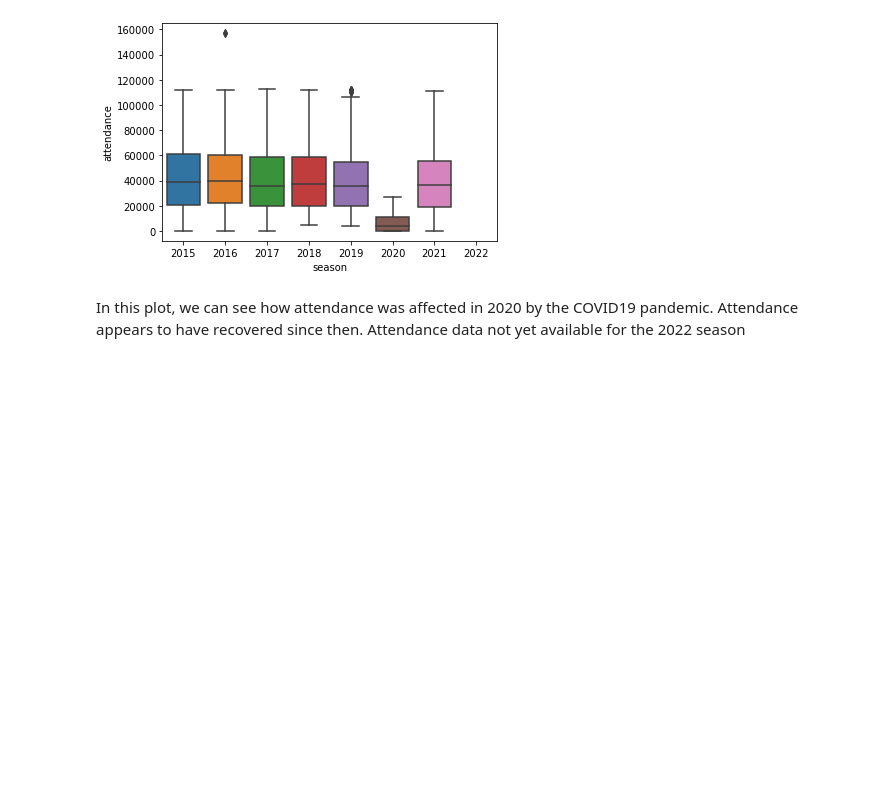
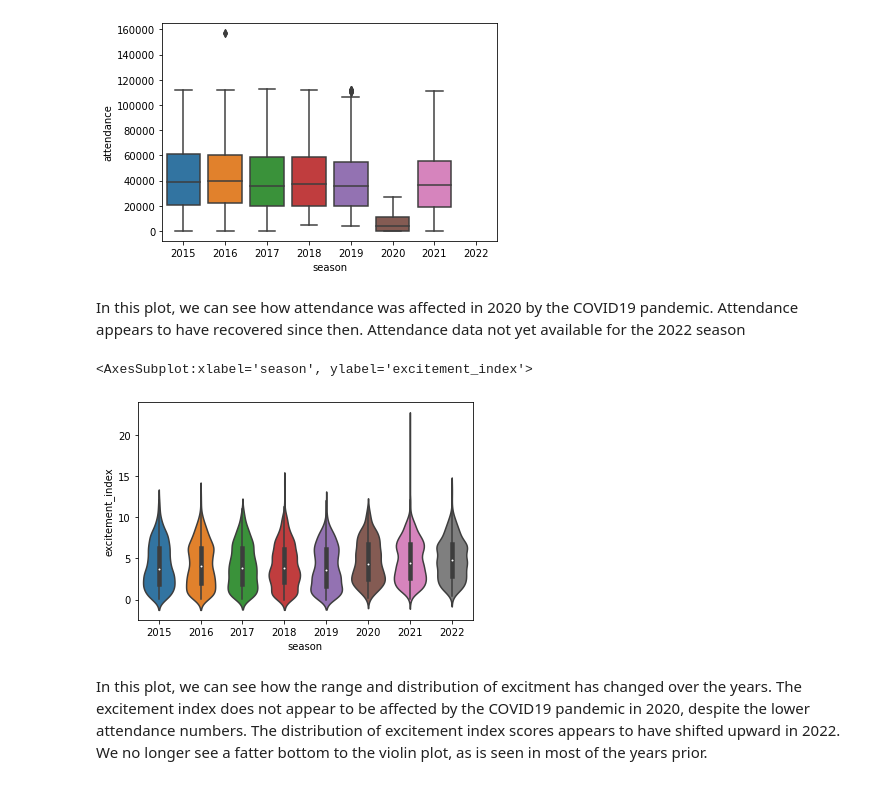
Before and after one commit to davidweck96/College-Football-Analysis, a Jupyter notebook: analysis.ipynb, the cells around one changed output. Saved outputs shown, nothing was run; the diff lists cells and outputs as text; code cells hidden in the pictures; blank space fills up the shorter version.

Commit message:
added plot for excitement index

```diff
--- a/analysis.ipynb
+++ b/analysis.ipynb
@@ -317,3 +322,10 @@ sns.boxplot(data = game_stats_df, x = 'season', y = 'attendance')
 [figure]
 # %% [markdown]
 In this plot, we can see how attendance was affected in 2020 by the COVID19 pandemic. Attendance appears to have recovered since then. Attendance data not yet available for the 2022 season
+# %%
+sns.violinplot(data = game_stats_df, x = 'season', y = 'excitement_index')
+# %% [output]
+<AxesSubplot:xlabel='season', ylabel='excitement_index'>
+[figure, added]
+# %% [markdown]
+In this plot, we can see how the range and distribution of excitment has changed over the years. The excitement index does not appear to be affected by the COVID19 pandemic in 2020, despite the lower attendance numbers. The distribution of excitement index scores appears to have shifted upward in 2022. We no longer see a fatter bottom to the violin plot, as is seen in most of the years prior.
```
Also changed, not shown: parts of 1 cell of this notebook.
